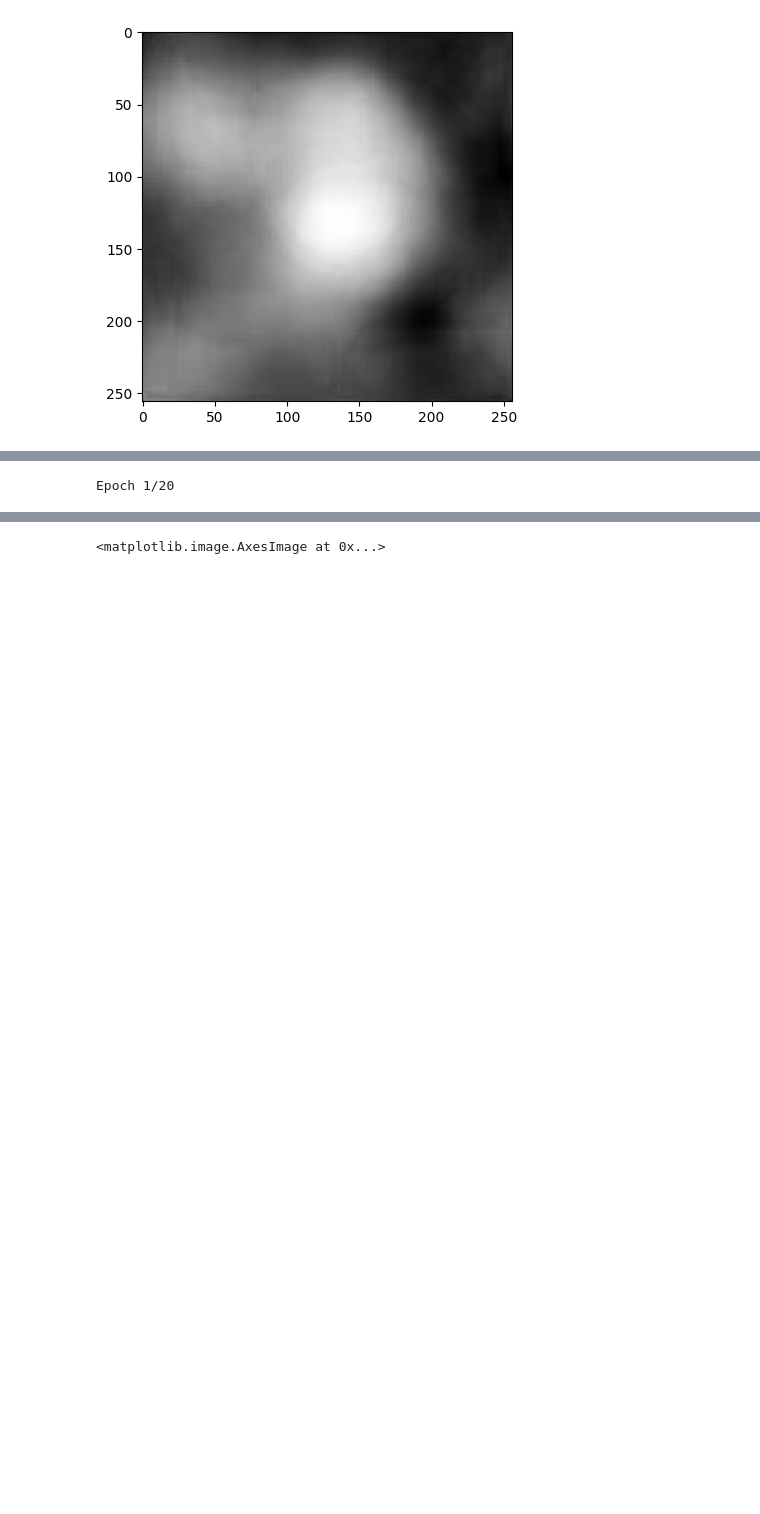
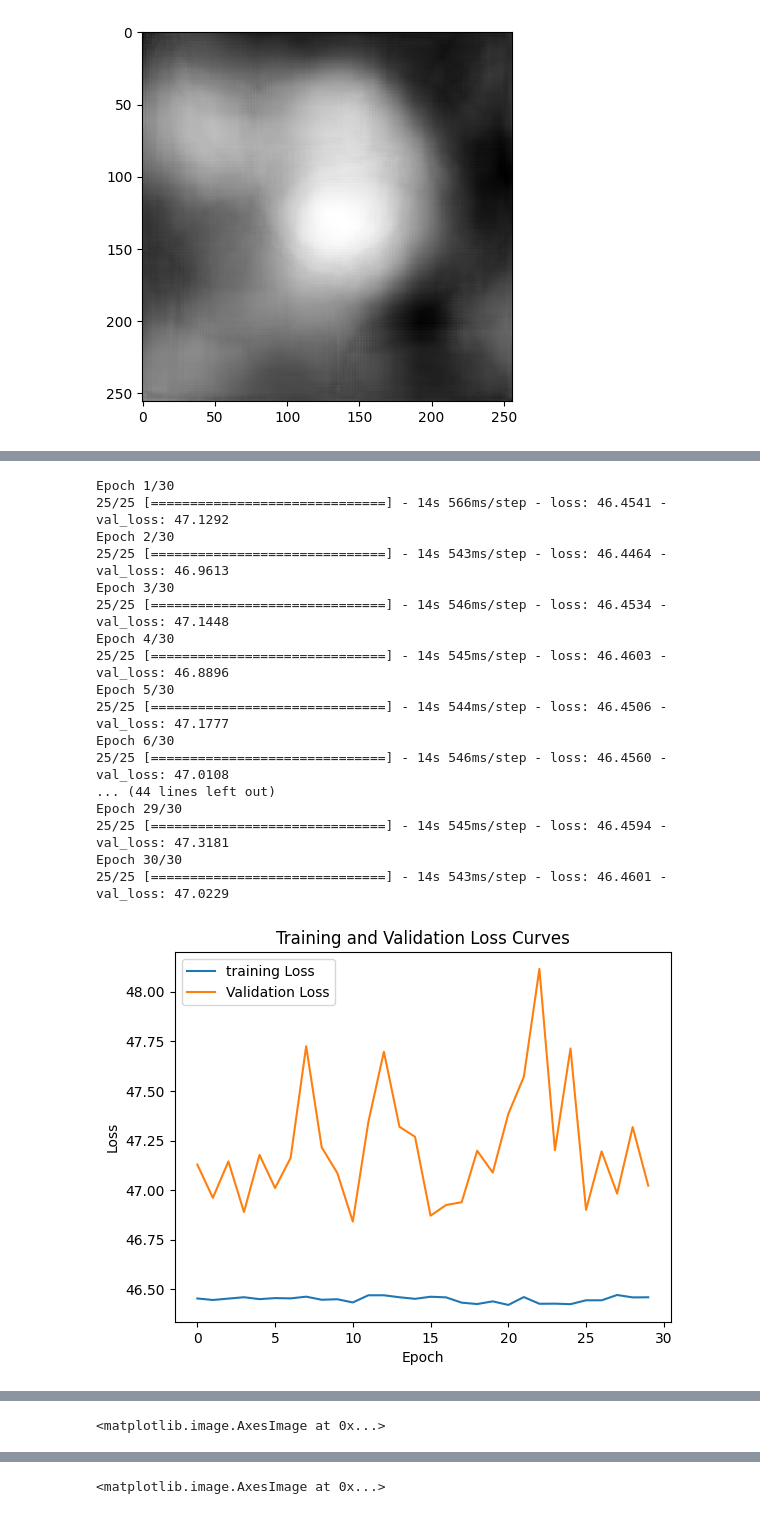
Before and after one commit to SeaBebop/VAE-Breast-Cancer, a Jupyter notebook: Breast_Cancer_Autoencoder.ipynb, the cells around one changed output, grey strips where cells are left out. Saved outputs shown, nothing was run; the diff lists cells and outputs as text; code cells hidden in the pictures; blank space fills up the shorter version.

```diff
--- a/Breast_Cancer_Autoencoder.ipynb
+++ b/Breast_Cancer_Autoencoder.ipynb
@@ -468,7 +468,7 @@ betaAmount = 0.01
 def loss_func(encoder_mu, encoder_log_variance,beta=1.0,alpha=1.0):
     def vae_reconstruction_loss(y_true, y_predict):
         reconstruction_loss = tensorflow.keras.backend.mean(tensorflow.keras.backend.square(y_true - y_predict), axis=[1, 2, 3])
-        return reconstruction_loss
+        return reconstruction_loss * 1000
 
     def vae_kl_loss(encoder_mu, encoder_log_variance, beta):
         kl_loss = -0.5 * tensorflow.keras.backend.sum(1.0 + encoder_log_variance - tensorflow.keras.backend.square(encoder_mu) - tensorflow.keras.backend.exp(encoder_log_variance), axis=1)
@@ -528,7 +528,7 @@ def lr_scheduler(epoch, lr):
 
 # Create the Adam optimizer with the initial learning rate
 adam = Adam(learning_rate=initial_lr)
-vae.compile(optimizer=Adam(learning_rate=0.001), loss=loss_func(encoder_mu, encoder_log_variance,betaAmount))
+vae.compile(optimizer=Adam(learning_rate=0.001), loss=loss_func(encoder_mu, encoder_log_variance,.451,10.165))
 scheduler = LearningRateScheduler(lr_scheduler)
 # %%
 from sklearn.model_selection import train_test_split
@@ -536,36 +536,55 @@ train_dcmMask, val_dcmMask = train_test_split(dcmMask, test_size=0.2)  # Adjust
 # %%
 
     history = vae.fit(train_dcmMask, train_dcmMask,
-                              epochs=20, batch_size=55, validation_data=(val_dcmMask, val_dcmMask),shuffle=True)
+                              epochs=30, batch_size=55, validation_data=(val_dcmMask, val_dcmMask),shuffle=True)
 
 
     # Plot the loss curves for training and validation
-    plt.plot(history.history['loss'], label='Training Loss')
+    plt.plot(history.history['loss'], label='training Loss')
     plt.plot(history.history['val_loss'], label='Validation Loss')
+
     plt.xlabel('Epoch')
     plt.ylabel('Loss')
     plt.title('Training and Validation Loss Curves')
     plt.legend()
     plt.show()
    # test_loss, test_acc = autoencoder.evaluate(y_train, y_test)
     #print(f"Test accuracy: {test_acc:.3f}")
         ## Generated images
     train_encoded = encoder.predict(dcmMask, verbose=1)
     train_decoded = vae.predict(dcmMask, verbose=1)
 
     # Check dimesnsions
     print(train_encoded.shape)
+
     print(train_decoded.shape)
 
 
 
     # Display original image after reshaping
     plt.imshow(dcmMask[0].reshape(256, 256), cmap='gray')
 
 
 
     #Show the generated image by AutoEncoder
     # train_decoded is the output of the decoder,i.e.,regenerated images
     plt.imshow(train_decoded[0].reshape(256, 256), cmap='gray')
 # %% [output]
-Epoch 1/20
+Epoch 1/30
+25/25 [==============================] - 14s 566ms/step - loss: 46.4541 - val_loss: 47.1292
+Epoch 2/30
+25/25 [==============================] - 14s 543ms/step - loss: 46.4464 - val_loss: 46.9613
+Epoch 3/30
+25/25 [==============================] - 14s 546ms/step - loss: 46.4534 - val_loss: 47.1448
+Epoch 4/30
+25/25 [==============================] - 14s 545ms/step - loss: 46.4603 - val_loss: 46.8896
+Epoch 5/30
+25/25 [==============================] - 14s 544ms/step - loss: 46.4506 - val_loss: 47.1777
+Epoch 6/30
+25/25 [==============================] - 14s 546ms/step - loss: 46.4560 - val_loss: 47.0108
+... (44 lines left out)
+Epoch 29/30
+25/25 [==============================] - 14s 545ms/step - loss: 46.4594 - val_loss: 47.3181
+Epoch 30/30
+25/25 [==============================] - 14s 543ms/step - loss: 46.4601 - val_loss: 47.0229
+[figure, added]
@@ -575,0 +595 @@ ValueError: in user code:
+<matplotlib.image.AxesImage at 0x...>
```
Also changed, not shown: parts of 20 cells of this notebook.
